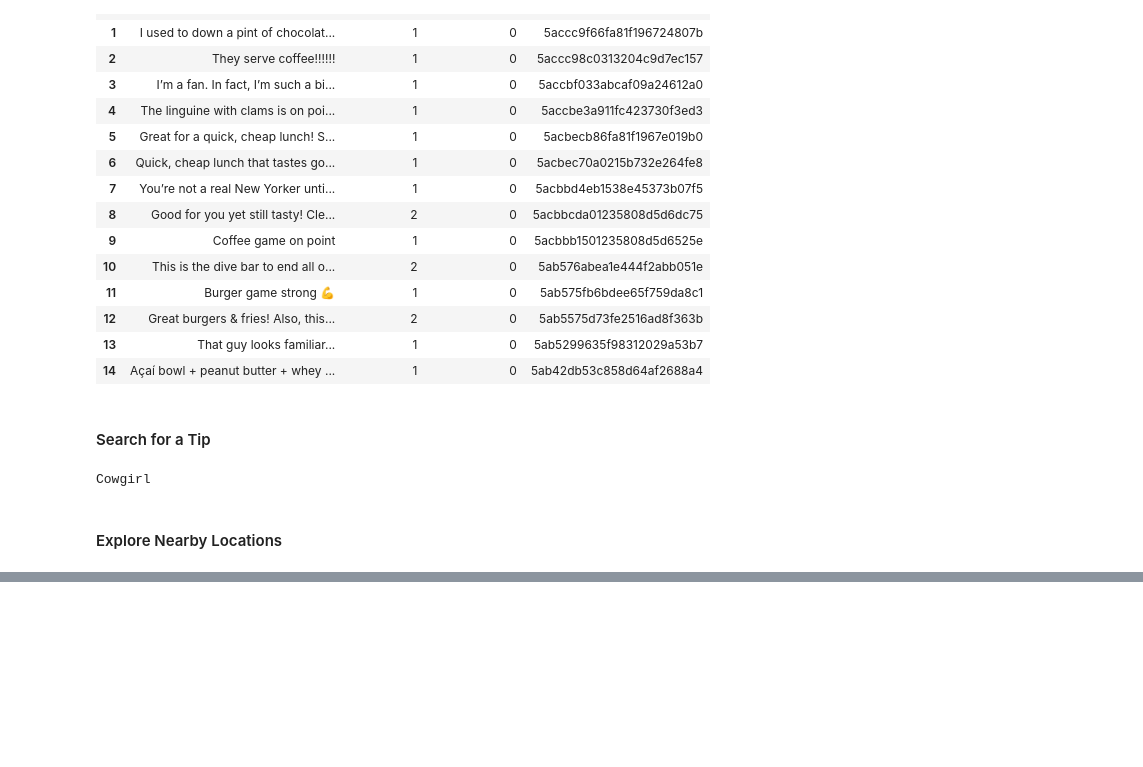
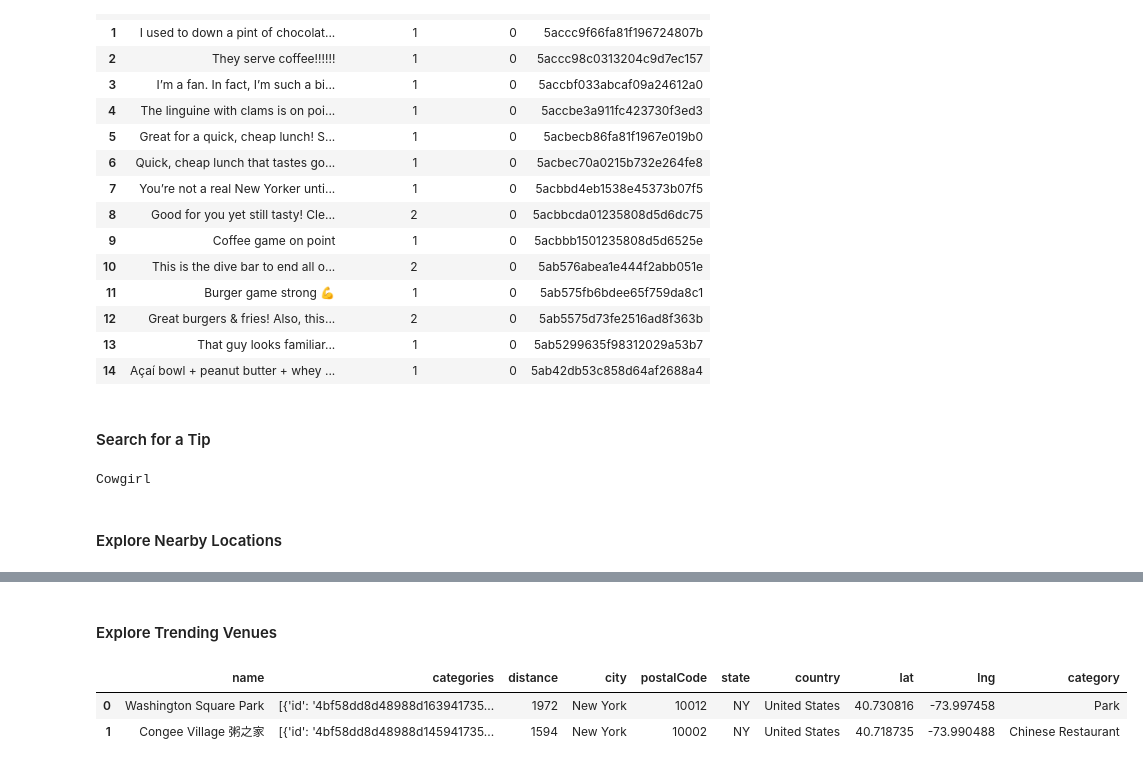
Before and after one commit to amypeniston/data-science-capstone-project, a Jupyter notebook: Foursquare_API_Examples.ipynb, the cells around one changed output, grey strips where cells are left out. Drawn from its saved outputs; the diff is of its cells as text; code cells hidden in the pictures; blank space fills up the shorter version.

Commit message:
A few more Foursquare examples

```diff
--- a/Foursquare_API_Examples.ipynb
+++ b/Foursquare_API_Examples.ipynb
@@ -326,0 +368,32 @@ results = requests.get(url).json()
+# %% [markdown]
+#### Explore Trending Venues
+# %%
+# check whether any venues are trending (run time dependent)
+def get_trending_venues(latitude, longitude):
+    url = "https://api.foursquare.com/v2/venues/trending?client_id={}&client_secret={}&ll={},{}&v={}".format(CLIENT_ID, CLIENT_SECRET, latitude, longitude, VERSION)
+    results = requests.get(url).json()
+    trending = results["response"]["venues"]
+
+    if len(trending) == 0:
+        return "No venues are trending at this time."
+    else:
+        trending_df = json_normalize(trending)
+
+        # Re-order and filter columns
+        columns_filtered = ['name', 'categories'] + ['location.distance', 'location.city', 'location.postalCode', 'location.state', 'location.country', 'location.lat', 'location.lng']
+        trending_filtered = trending_df.loc[:, columns_filtered]
+
+        # Rename columns
+        trending_filtered.columns = [col.split(".")[-1] for col in trending_filtered.columns]
+
+        # Get category name
+        trending_filtered["category"] = trending_filtered.apply(get_category, axis=1)
+
+        return trending_filtered
+# %%
+trending_venues = get_trending_venues(latitude, longitude)
+trending_venues
+# %% [output]
+|  | name | categories | distance | city | postalCode | state | country | lat | lng | category |
+| 0 | Washington Square Park | [{'id': '4bf58dd8d48988d163941735... | 1972 | New York | 10012 | NY | United States | 40.730816 | -73.997458 | Park |
+| 1 | Congee Village 粥之家 | [{'id': '4bf58dd8d48988d145941735... | 1594 | New York | 10002 | NY | United States | 40.718735 | -73.990488 | Chinese Restaurant |
```
Also changed, not shown: parts of 9 cells of this notebook.
